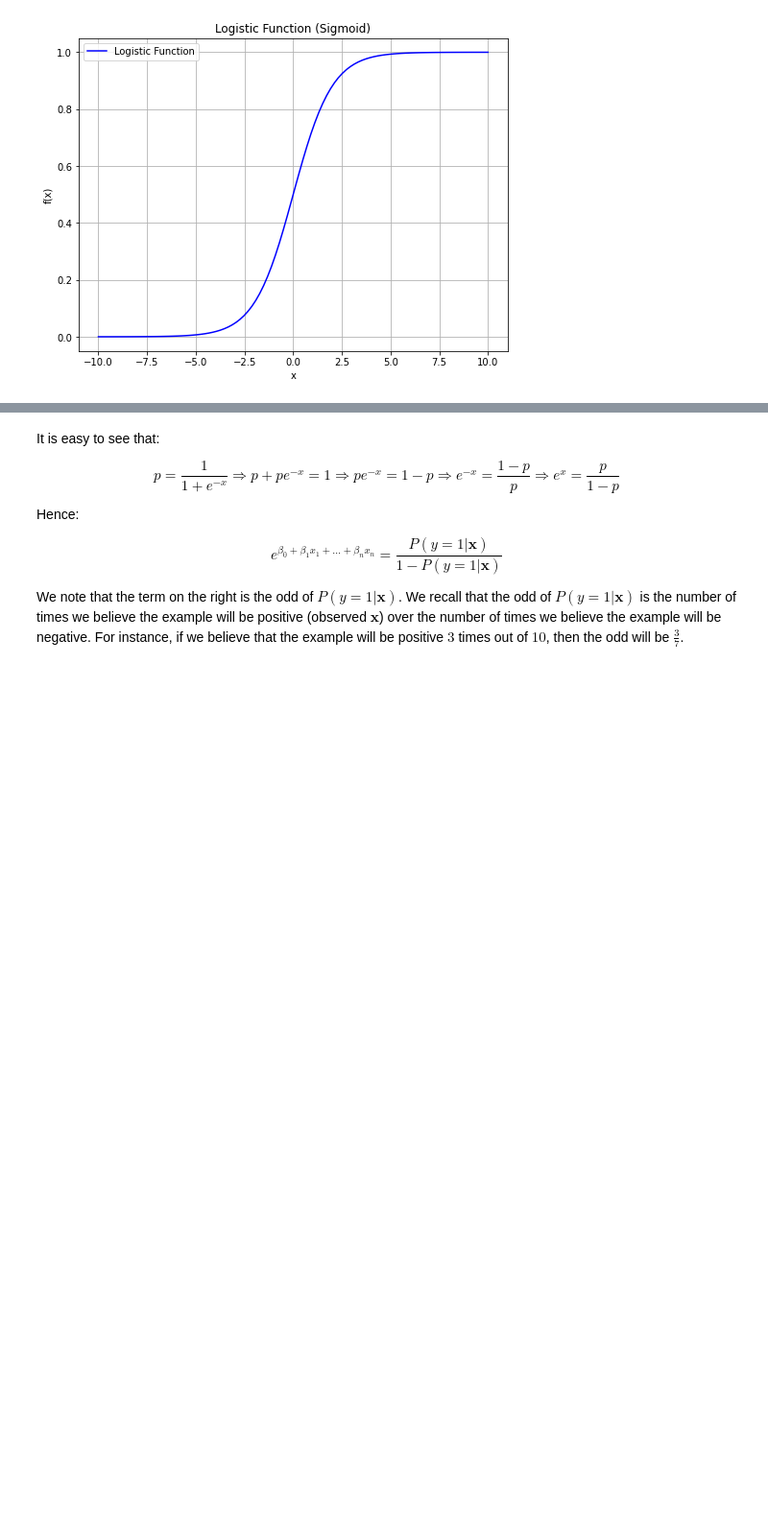
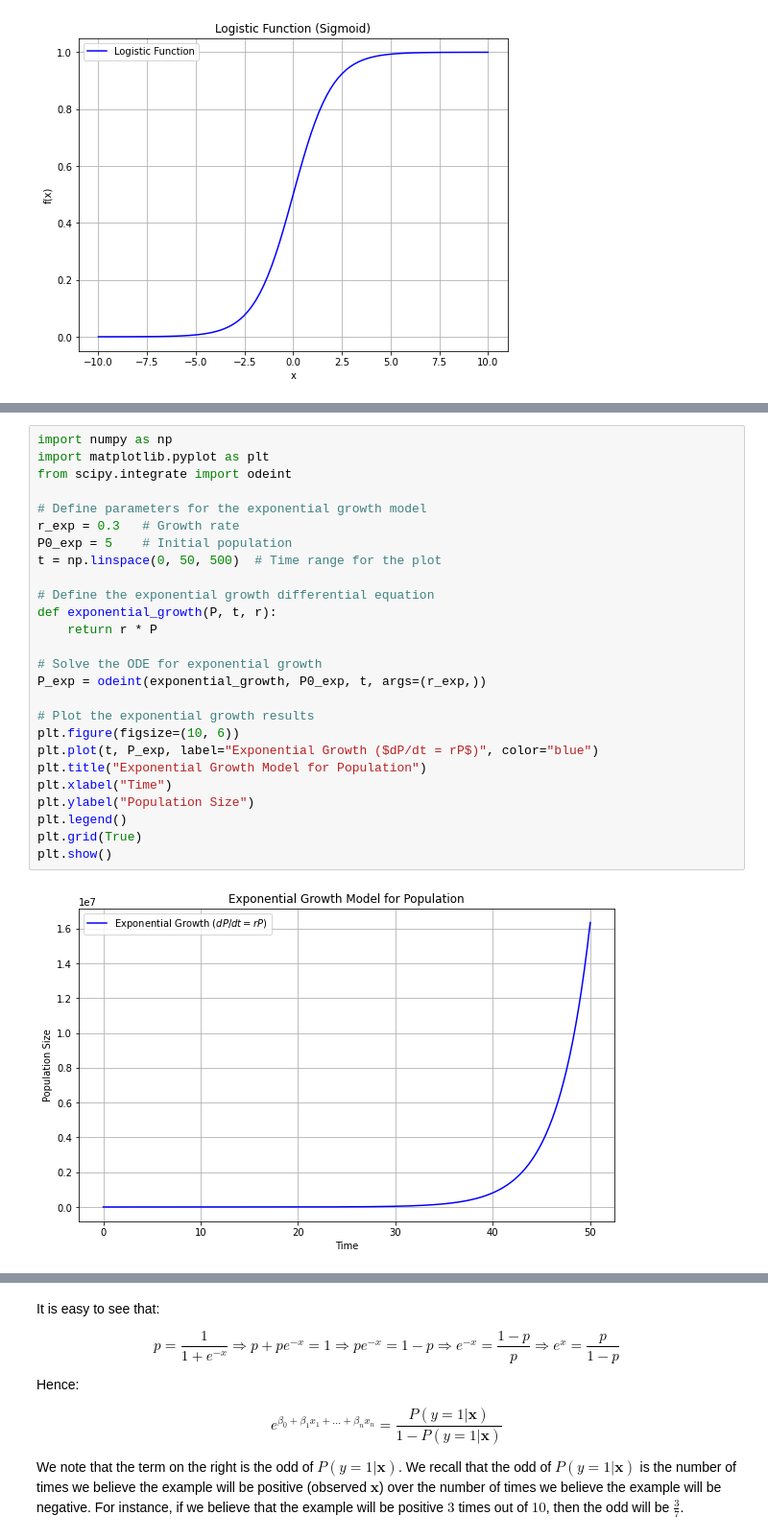
Before and after one commit to antoninofurnari/fadlecturenotes2425, a Jupyter notebook: lecturenotes/lectures/12_logistic_regression.ipynb, the cells around one changed output, grey strips where cells are left out. Shown: that part at 96% size. Cells and saved outputs as stored; diff of their text form; blank space fills up the shorter version.

```diff
--- a/lecturenotes/lectures/12_logistic_regression.ipynb
+++ b/lecturenotes/lectures/12_logistic_regression.ipynb
@@ -151,0 +171,28 @@ plt.show()
+# %%
+import numpy as np
+import matplotlib.pyplot as plt
+from scipy.integrate import odeint
+
+# Define parameters for the exponential growth model
+r_exp = 0.3   # Growth rate
+P0_exp = 5    # Initial population
+t = np.linspace(0, 50, 500)  # Time range for the plot
+
+# Define the exponential growth differential equation
+def exponential_growth(P, t, r):
+    return r * P
+
+# Solve the ODE for exponential growth
+P_exp = odeint(exponential_growth, P0_exp, t, args=(r_exp,))
+
+# Plot the exponential growth results
+plt.figure(figsize=(10, 6))
+plt.plot(t, P_exp, label="Exponential Growth ($dP/dt = rP$)", color="blue")
+plt.title("Exponential Growth Model for Population")
+plt.xlabel("Time")
+plt.ylabel("Population Size")
+plt.legend()
+plt.grid(True)
+plt.show()
+# %% [output]
+[figure, added]
```
Also changed, not shown: parts of 7 cells of this notebook.
